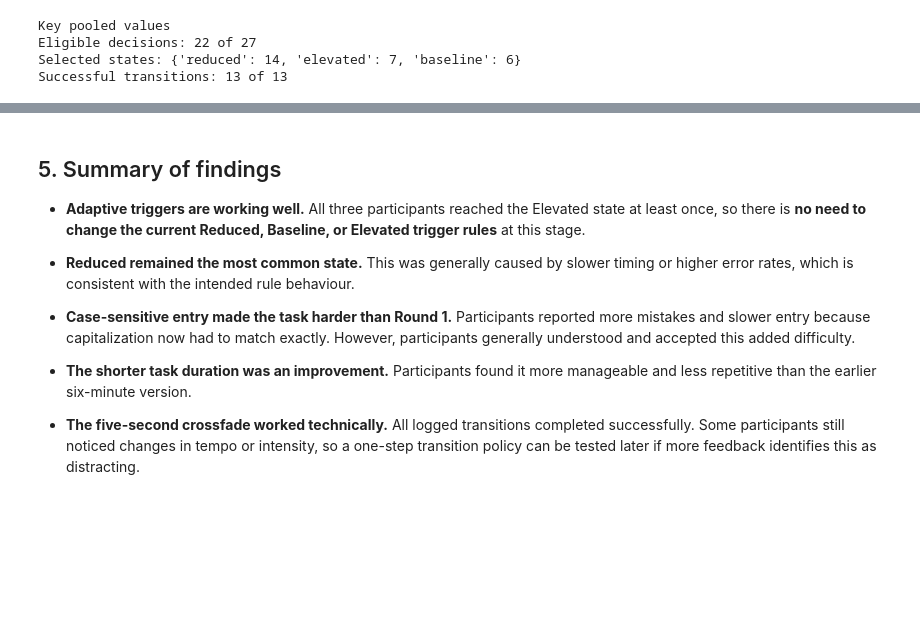
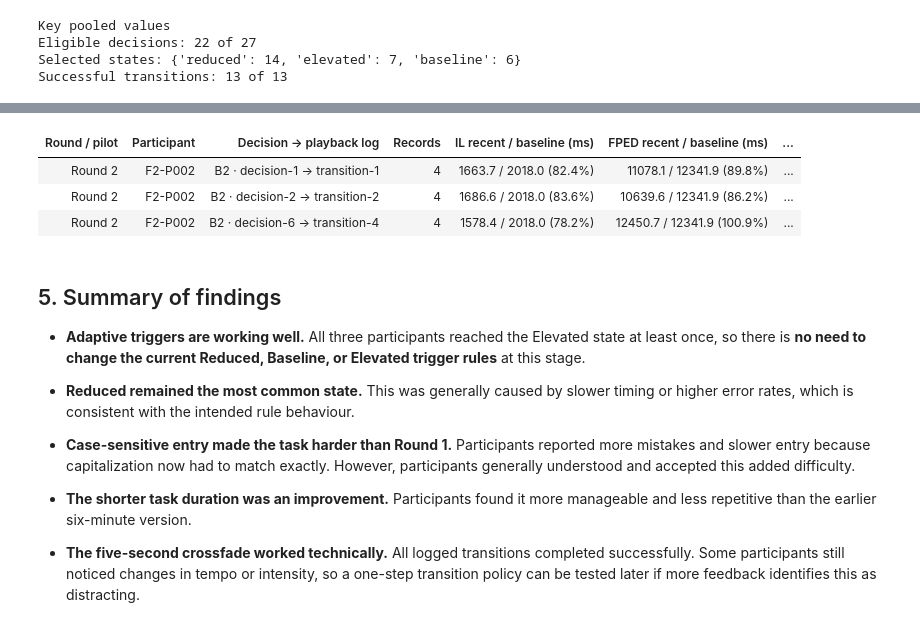
Before and after one commit to strangeshands/TunedIn-Web, a Jupyter notebook: feedback-files/analysis/FUF_Round2_Analysis.ipynb, the cells around one changed output, grey strips where cells are left out. Drawn from its saved outputs; the diff is of its cells as text; code cells hidden in the pictures; blank space fills up the shorter version.

```diff
--- a/feedback-files/analysis/FUF_Round2_Analysis.ipynb
+++ b/feedback-files/analysis/FUF_Round2_Analysis.ipynb
@@ -240,3 +246,12 @@ Successful transitions: 13 of 13
+# %%
+from transition_examples import transition_examples
+
+display(transition_examples(sessions.to_dict("records")))
+# %% [output]
+| Round / pilot | Participant | Decision → playback log | Records | IL recent / baseline (ms) | FPED recent / baseline (ms) | ... |
+| Round 2 | F2-P002 | B2 · decision-1 → transition-1 | 4 | 1663.7 / 2018.0 (82.4%) | 11078.1 / 12341.9 (89.8%) | ... |
+| Round 2 | F2-P002 | B2 · decision-2 → transition-2 | 4 | 1686.6 / 2018.0 (83.6%) | 10639.6 / 12341.9 (86.2%) | ... |
+| Round 2 | F2-P002 | B2 · decision-6 → transition-4 | 4 | 1578.4 / 2018.0 (78.2%) | 12450.7 / 12341.9 (100.9%) | ... |
 # %% [markdown]
 ## 5. Summary of findings
 
```
Also changed, not shown: parts of 1 cell of this notebook, 14 other files.
